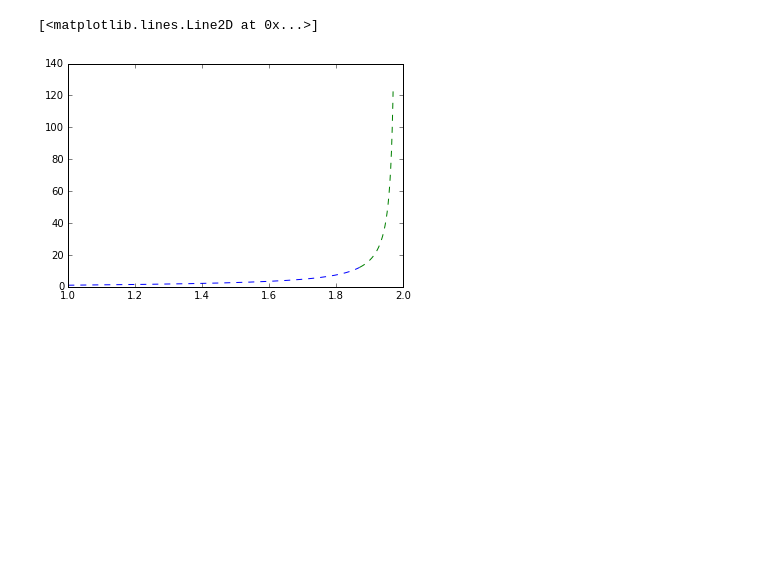
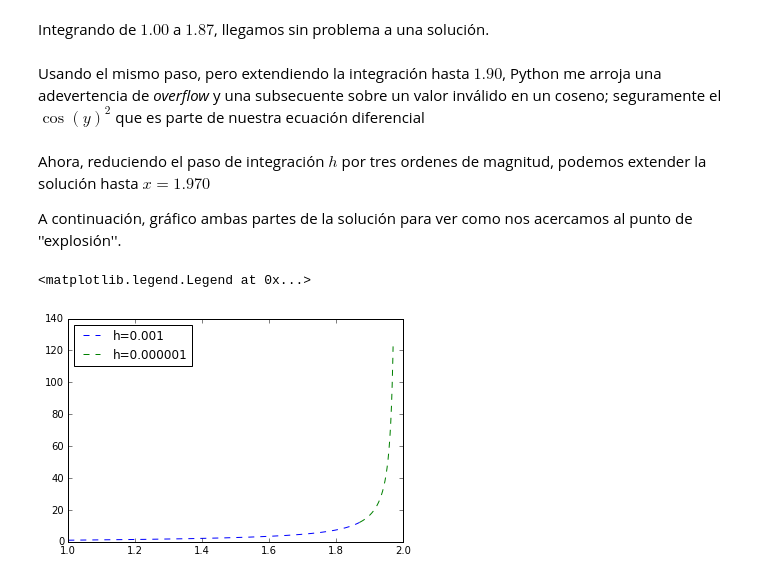
Before and after one commit to jeronimozc/FisicaComputacional_2017-1, a Jupyter notebook: Tarea1/problema_2.ipynb, the cells around one changed output. Cells and saved outputs as stored; diff of their text form; code cells hidden in the pictures; blank space fills up the shorter version.

```diff
--- a/Tarea1/problema_2.ipynb
+++ b/Tarea1/problema_2.ipynb
@@ -12,2 +18,4 @@ def ecuacion(y,t):
 # %%
 t1,sol1 = int_rk4(ecuacion,inicial,[1,1.87],h=0.001)
+# %% [markdown]
+Integrando de $1.00$ a $1.87$, llegamos sin problema a una solución.
@@ -14,8 +24,17 @@ t1,sol1 = int_rk4(ecuacion,inicial,[1,1.87],h=0.001)
+# %% [markdown]
+Usando el mismo paso, pero extendiendo la integración hasta $1.90$,
+Python me arroja una adevertencia de _overflow_ y una subsecuente sobre un valor inválido en un coseno;
+seguramente el $\cos(y)^{2}$ que es parte de nuestra ecuación diferencial
 # %%
 t2,sol2 = int_rk4(ecuacion,sol1[-1],[1.87,1.970],h=0.000001)
+# %% [markdown]
+Ahora, reduciendo el paso de integración $h$ por tres ordenes de magnitud, podemos extender la solución hasta $x=1.970$
+
+A continuación, gráfico ambas partes de la solución para ver como nos acercamos al punto de ''explosión''.
 # %%
-plot(t1,sol1[:,0],"--")
-plot(t2,sol2[:,0],"--")
+plot(t1,sol1[:,0],"--", label="h=0.001")
+plot(t2,sol2[:,0],"--", label="h=0.000001")
+plt.legend(loc="best")
 # %% [output]
-[<matplotlib.lines.Line2D at 0x...>]
+<matplotlib.legend.Legend at 0x...>
-[figure, old version]
+[figure, new version]
```
Also changed, not shown: parts of 3 cells of this notebook, 1 other file.
